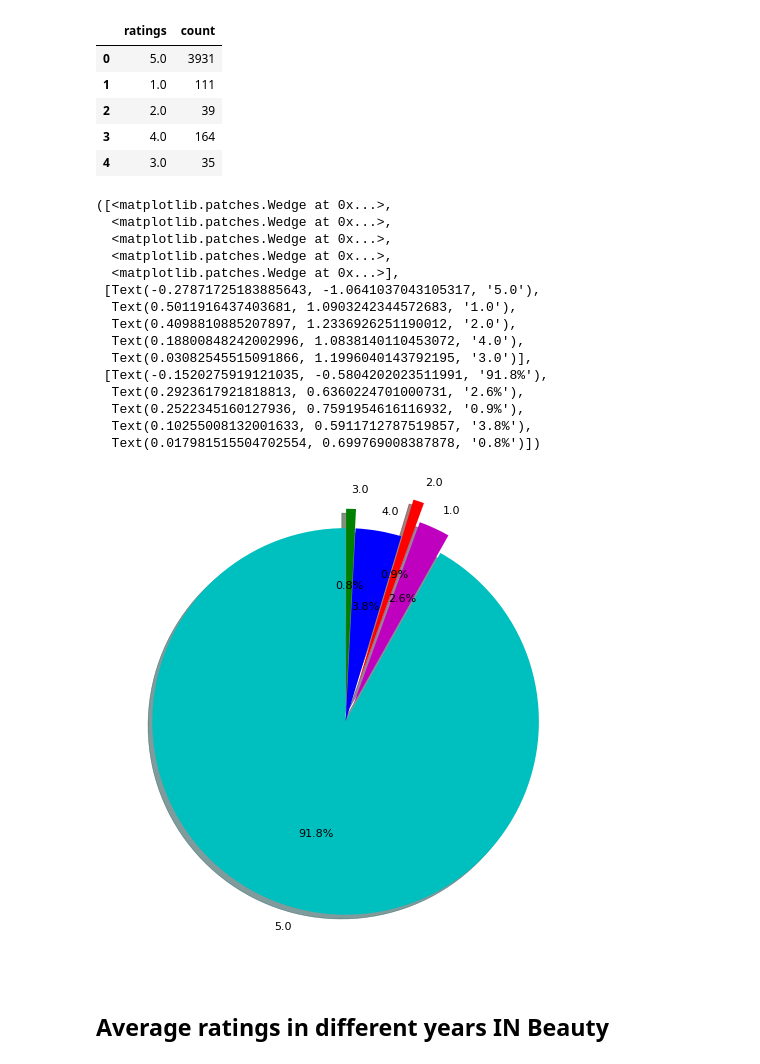
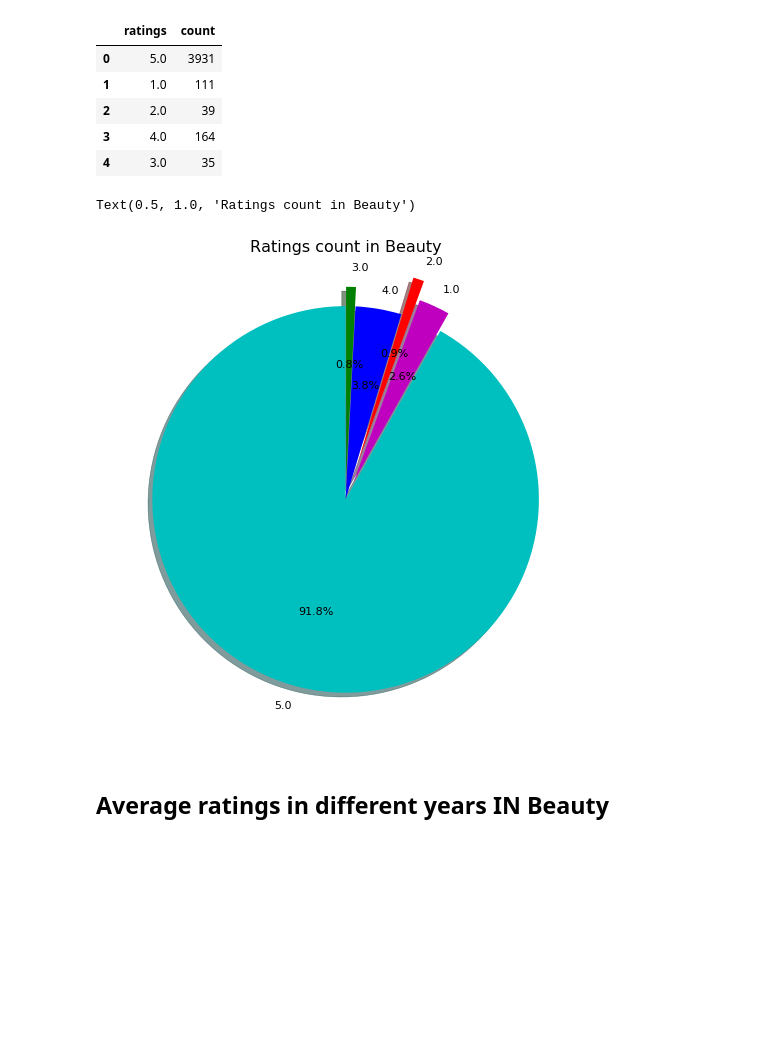
Before and after one commit to Nicole-LijuanChen/Patterns-in-Amazon-customer-ratings, a Jupyter notebook: data-cleaning.ipynb, the cells around one changed output. Saved outputs shown, nothing was run; the diff lists cells and outputs as text; code cells hidden in the pictures; blank space fills up the shorter version.

```diff
--- a/data-cleaning.ipynb
+++ b/data-cleaning.ipynb
@@ -108,11 +108,11 @@ cnt
 # %% [output]
 Counter({5.0: 3931, 1.0: 111, 2.0: 39, 4.0: 164, 3.0: 35})
 # %%
-# Create DF of ratings
-df_ratings = pd.DataFrame({'ratings': list(cnt.keys()),
+# Create DF of ratings count
+df_cnt_beauty = pd.DataFrame({'ratings': list(cnt.keys()),
                              'count': list(cnt.values())
 })
-df_ratings
+df_cnt_beauty
 # %% [output]
 |  | ratings | count |
 | 0 | 5.0 | 3931 |
@@ -122,34 +122,22 @@ df_ratings
 | 4 | 3.0 | 35 |
 # %%
 fig, ax = plt.subplots(figsize=(14, 8), dpi=80)
-labels = df_ratings['ratings'].values
-sizes  = df_ratings['count'].values
+labels = df_cnt_beauty['ratings'].values
+sizes  = df_cnt_beauty['count'].values
 cols = ['c','m','r','b','g']
 # ax.bar(df_ratings['ratings'],df_ratings['count'])
 ax.pie(sizes,
         labels=labels,
         startangle=90,
         shadow= True,
         colors=cols,
         explode=(0,0.1,0.2,0,0.1),
         autopct='%1.1f%%')
+
+ax.set_title("Ratings count in Beauty")
 # %% [output]
-([<matplotlib.patches.Wedge at 0x...>,
-  <matplotlib.patches.Wedge at 0x...>,
-  <matplotlib.patches.Wedge at 0x...>,
-  <matplotlib.patches.Wedge at 0x...>,
-  <matplotlib.patches.Wedge at 0x...>],
- [Text(-0.27871725183885643, -1.0641037043105317, '5.0'),
-  Text(0.5011916437403681, 1.0903242344572683, '1.0'),
-  Text(0.4098810885207897, 1.2336926251190012, '2.0'),
-  Text(0.18800848242002996, 1.0838140110453072, '4.0'),
-  Text(0.03082545515091866, 1.1996040143792195, '3.0')],
- [Text(-0.1520275919121035, -0.5804202023511991, '91.8%'),
-  Text(0.2923617921818813, 0.6360224701000731, '2.6%'),
-  Text(0.2522345160127936, 0.7591954616116932, '0.9%'),
-  Text(0.10255008132001633, 0.5911712787519857, '3.8%'),
-  Text(0.017981515504702554, 0.699769008387878, '0.8%')])
+Text(0.5, 1.0, 'Ratings count in Beauty')
-[figure, old version]
+[figure, new version]
 # %% [markdown]
 ## Average ratings in different years IN Beauty
 # %%
```
Also changed, not shown: parts of 6 cells of this notebook.
